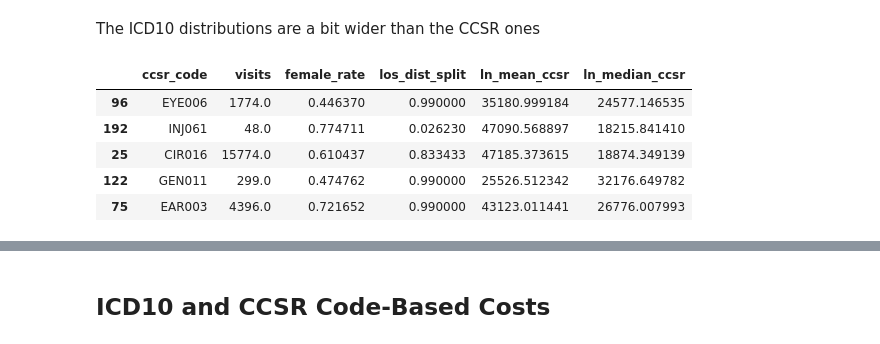
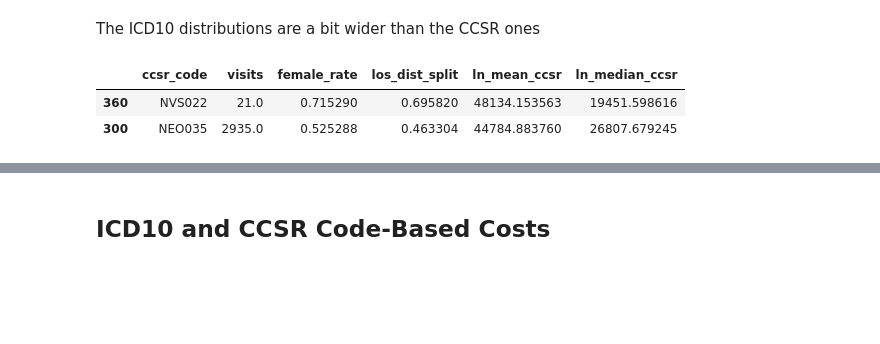
Before and after one commit to vla6/urmc_cat_data, a Jupyter notebook: 02_label_calc.ipynb, the cells around one changed output, grey strips where cells are left out. Drawn from its saved outputs; the diff is of its cells as text; code cells hidden in the pictures; blank space fills up the shorter version.

```diff
--- a/02_label_calc.ipynb
+++ b/02_label_calc.ipynb
@@ -104,14 +95,11 @@ feat_info_ccsr['ln_median_ccsr'] = pd.Series(rng.normal(loc=cost_median/2,
                                                       size= len(feat_info_ccsr))) \
     .clip(cost_median/100, None)
 # %%
-feat_info_ccsr.sample(5)
+feat_info_ccsr.sample(2)
 # %% [output]
 |  | ccsr_code | visits | female_rate | los_dist_split | ln_mean_ccsr | ln_median_ccsr |
-| 96 | EYE006 | 1774.0 | 0.446370 | 0.990000 | 35180.999184 | 24577.146535 |
-| 192 | INJ061 | 48.0 | 0.774711 | 0.026230 | 47090.568897 | 18215.841410 |
-| 25 | CIR016 | 15774.0 | 0.610437 | 0.833433 | 47185.373615 | 18874.349139 |
-| 122 | GEN011 | 299.0 | 0.474762 | 0.990000 | 25526.512342 | 32176.649782 |
-| 75 | EAR003 | 4396.0 | 0.721652 | 0.990000 | 43123.011441 | 26776.007993 |
+| 360 | NVS022 | 21.0 | 0.715290 | 0.695820 | 48134.153563 | 19451.598616 |
+| 300 | NEO035 | 2935.0 | 0.525288 | 0.463304 | 44784.883760 | 26807.679245 |
 # %%
 feat_info_ccsr[['ln_mean_ccsr', 'ln_median_ccsr']].describe()
 # %% [output]
```
Also changed, not shown: parts of 88 cells of this notebook, 2 other files.
